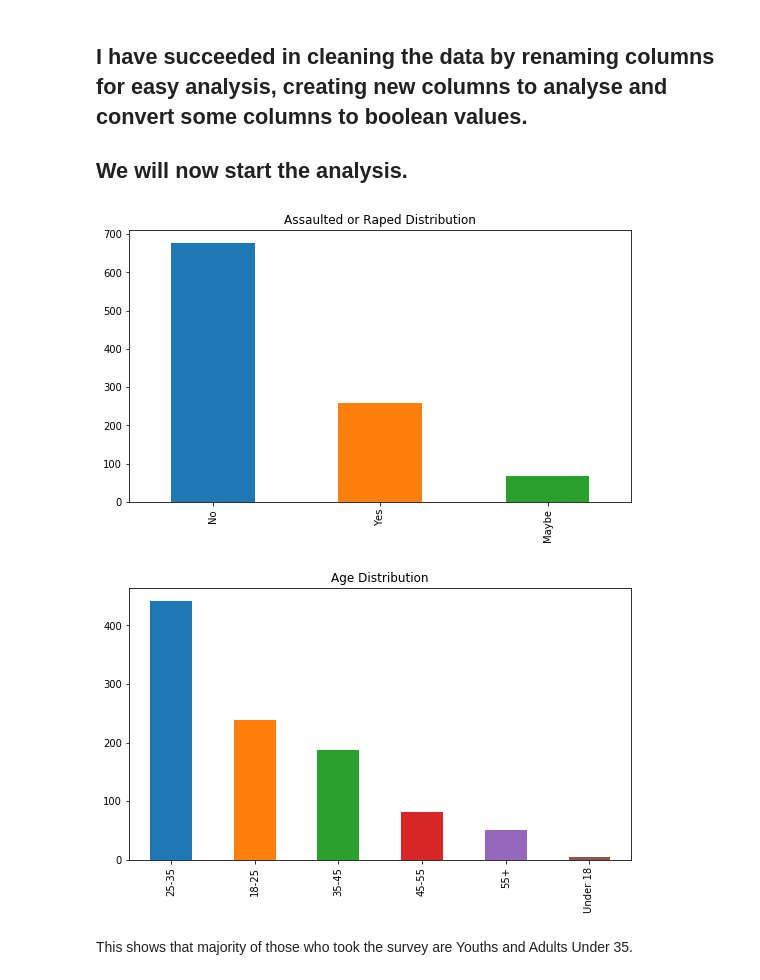
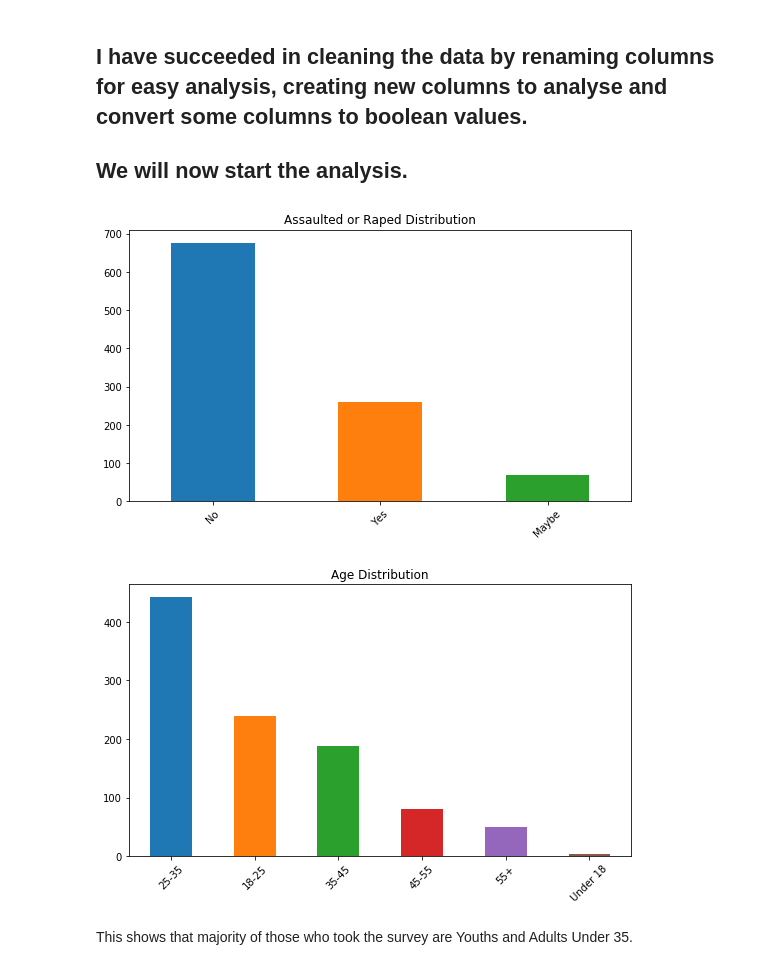
Before and after one commit to Uchencho/Analysis_On_Sexual_Assault_Victims, a Jupyter notebook: Uche_Sexual_Assault_Analysis.ipynb, the cells around one changed output. Drawn from its saved outputs; the diff is of its cells as text; code cells hidden in the pictures.

```diff
--- a/Uche_Sexual_Assault_Analysis.ipynb
+++ b/Uche_Sexual_Assault_Analysis.ipynb
@@ -331,17 +331,19 @@ import matplotlib.pyplot as plt
 # %%
 data['assaulted_or_raped'].value_counts().plot(kind = 'bar',
                                                title = "Assaulted or Raped Distribution",
-                                              figsize = (9,5))
+                                              figsize = (9,5),
+                                               rot = 45)
 plt.show()
 # %% [output]
-[figure, old version]
+[figure, new version]
 # %%
 data['age'].value_counts().plot(kind = 'bar',
                                 title = "Age Distribution",
-                                figsize = (9,5))
+                                figsize = (9,5),
+                                rot = 45)
 plt.show()
 # %% [output]
-[figure, old version]
+[figure, new version]
 # %% [markdown]
 This shows that majority of those who took the survey are Youths and Adults Under 35.
 # %%
```
Also changed, not shown: parts of 11 cells of this notebook.
